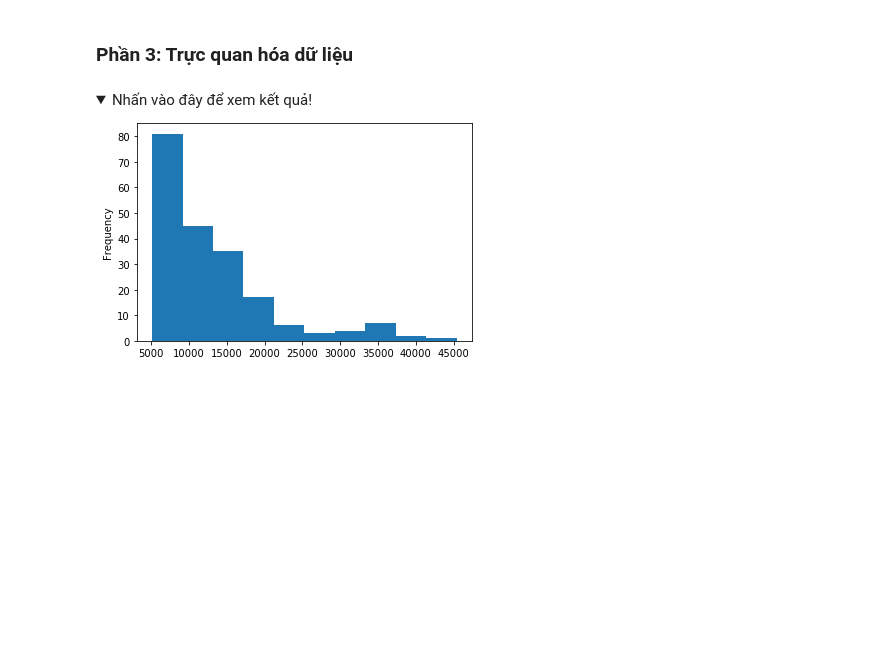
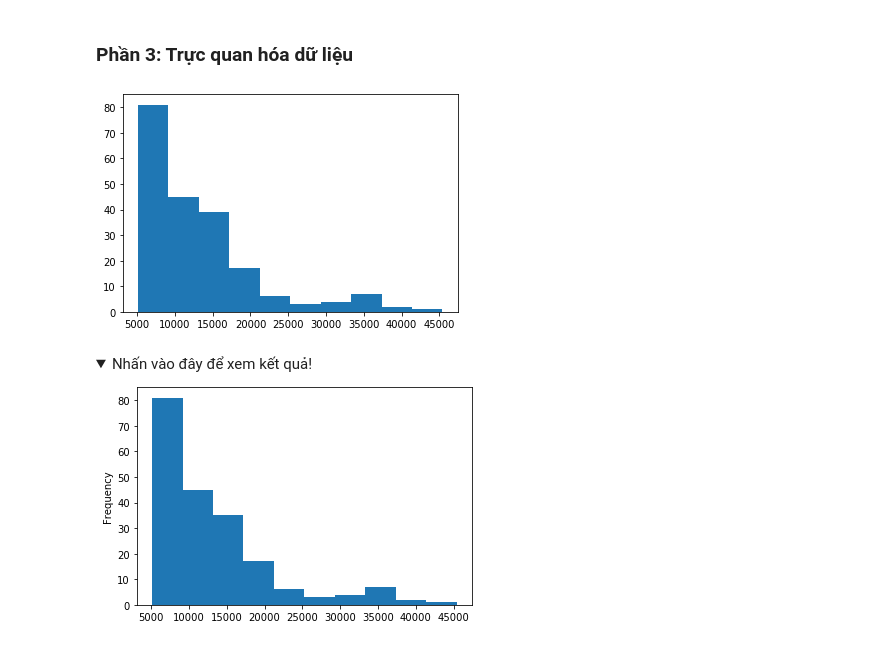
Before and after one commit to nguyennamphu/pythforml, a Jupyter notebook: Dataframe_Bai_lam_them_2 (Part 2).ipynb, the cells around one changed output. Drawn from its saved outputs; the diff is of its cells as text; code cells hidden in the pictures; folded sections open; blank space fills up the shorter version.

```diff
--- a/Dataframe_Bai_lam_them_2 (Part 2).ipynb
+++ b/Dataframe_Bai_lam_them_2 (Part 2).ipynb
@@ -1831,6 +1931,10 @@ df
 ### Phần 3: Trực quan hóa dữ liệu
 # %%
 # Câu 19: Vẽ biểu đồ thể hiện phân bố dữ liệu của cột price (histogram)
+plt.hist(x, bins=10)
+plt.show()
+# %% [output]
+[figure, added]
 # %% [markdown]
 <details>
   <summary>Nhấn vào đây để xem kết quả!</summary>
```
Also changed, not shown: parts of 16 cells of this notebook.
